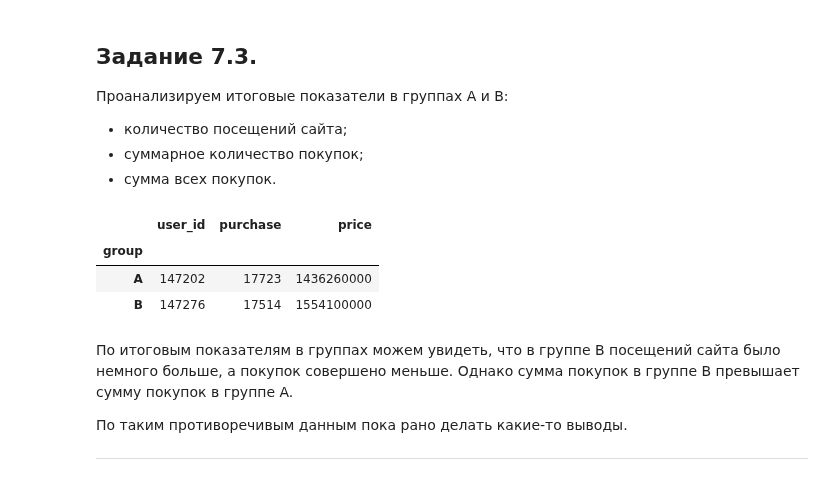
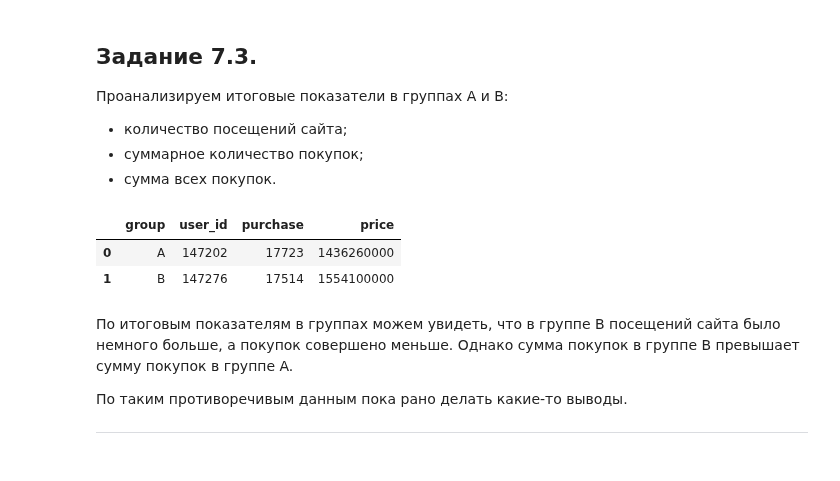
Before and after one commit to MazepaYuliya/SF_DS_3_0, a Jupyter notebook: EDA_/tasks/a_b_tourism.ipynb, the cells around one changed output. Cells and saved outputs as stored; diff of their text form; code cells hidden in the pictures.

```diff
--- a/EDA_/tasks/a_b_tourism.ipynb
+++ b/EDA_/tasks/a_b_tourism.ipynb
@@ -92,12 +92,11 @@ ________________________________________________________________________________
 * суммарное количество покупок;
 * сумма всех покупок.
 # %%
-data.groupby('group').agg({'user_id': 'count', 'purchase': 'sum', 'price': 'sum'})
+data.groupby('group', as_index=False).agg({'user_id': 'count', 'purchase': 'sum', 'price': 'sum'})
 # %% [output]
-|  | user_id | purchase | price |
-| group |  |  |  |
-| A | 147202 | 17723 | 1436260000 |
-| B | 147276 | 17514 | 1554100000 |
+|  | group | user_id | purchase | price |
+| 0 | A | 147202 | 17723 | 1436260000 |
+| 1 | B | 147276 | 17514 | 1554100000 |
 # %% [markdown]
 По итоговым показателям в группах можем увидеть, что в группе B посещений сайта было немного больше, а покупок совершено меньше. Однако сумма покупок в группе B превышает сумму покупок в группе A.
 
```
Also changed, not shown: parts of 2 cells of this notebook.
